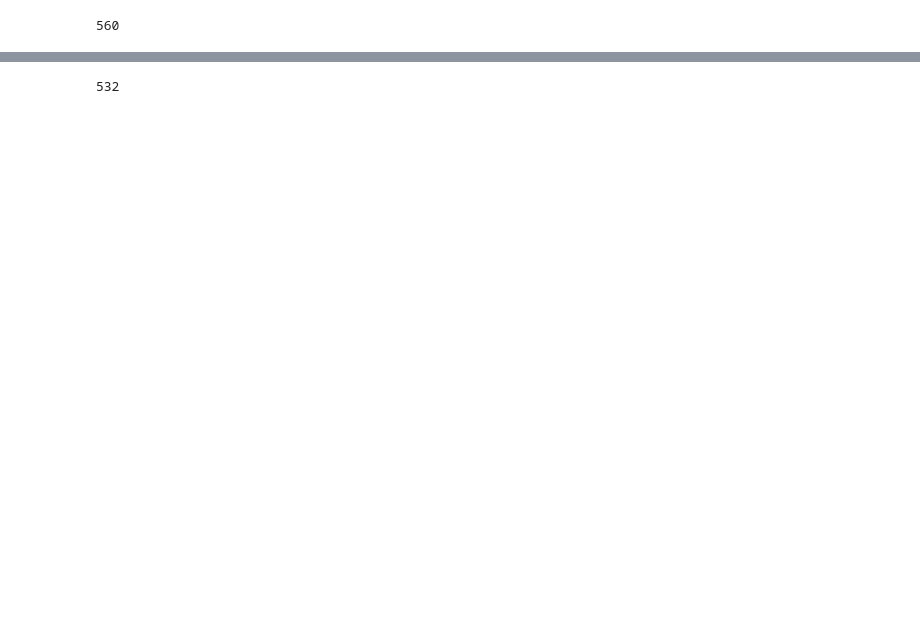
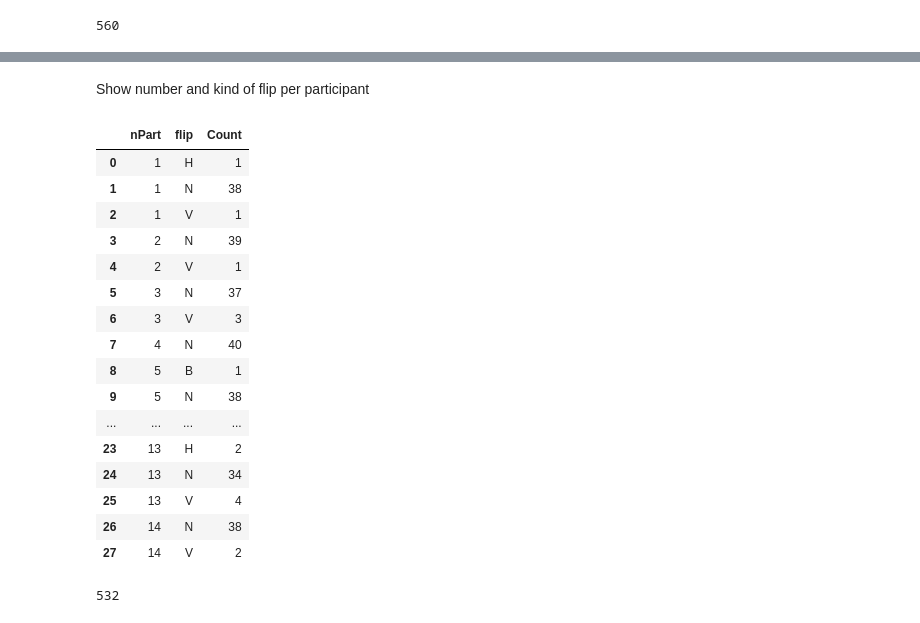
Before and after one commit to bellinux/onebutton, a Jupyter notebook: SpeedAsRhythm/analysis.ipynb, the cells around one changed output, grey strips where cells are left out. Drawn from its saved outputs; the diff is of its cells as text; code cells hidden in the pictures; blank space fills up the shorter version.

```diff
--- a/SpeedAsRhythm/analysis.ipynb
+++ b/SpeedAsRhythm/analysis.ipynb
@@ -146,3 +152,26 @@ detect_flips(df, 'soundQuadrant', 'movQuadrant', 'flip')
+# %% [markdown]
+Show number and kind of flip per participant
+# %%
+errors_df = df.groupby(['nPart', 'flip']).size().reset_index(name='Count')
+errors_df
+# %% [output]
+|  | nPart | flip | Count |
+| 0 | 1 | H | 1 |
+| 1 | 1 | N | 38 |
+| 2 | 1 | V | 1 |
+| 3 | 2 | N | 39 |
+| 4 | 2 | V | 1 |
+| 5 | 3 | N | 37 |
+| 6 | 3 | V | 3 |
+| 7 | 4 | N | 40 |
+| 8 | 5 | B | 1 |
+| 9 | 5 | N | 38 |
+| ... | ... | ... | ... |
+| 23 | 13 | H | 2 |
+| 24 | 13 | N | 34 |
+| 25 | 13 | V | 4 |
+| 26 | 14 | N | 38 |
+| 27 | 14 | V | 2 |
 # %%
 dfN = df.loc[df['flip'] == 'N']
 print(len(dfN))
```
Also changed, not shown: parts of 13 cells of this notebook.
